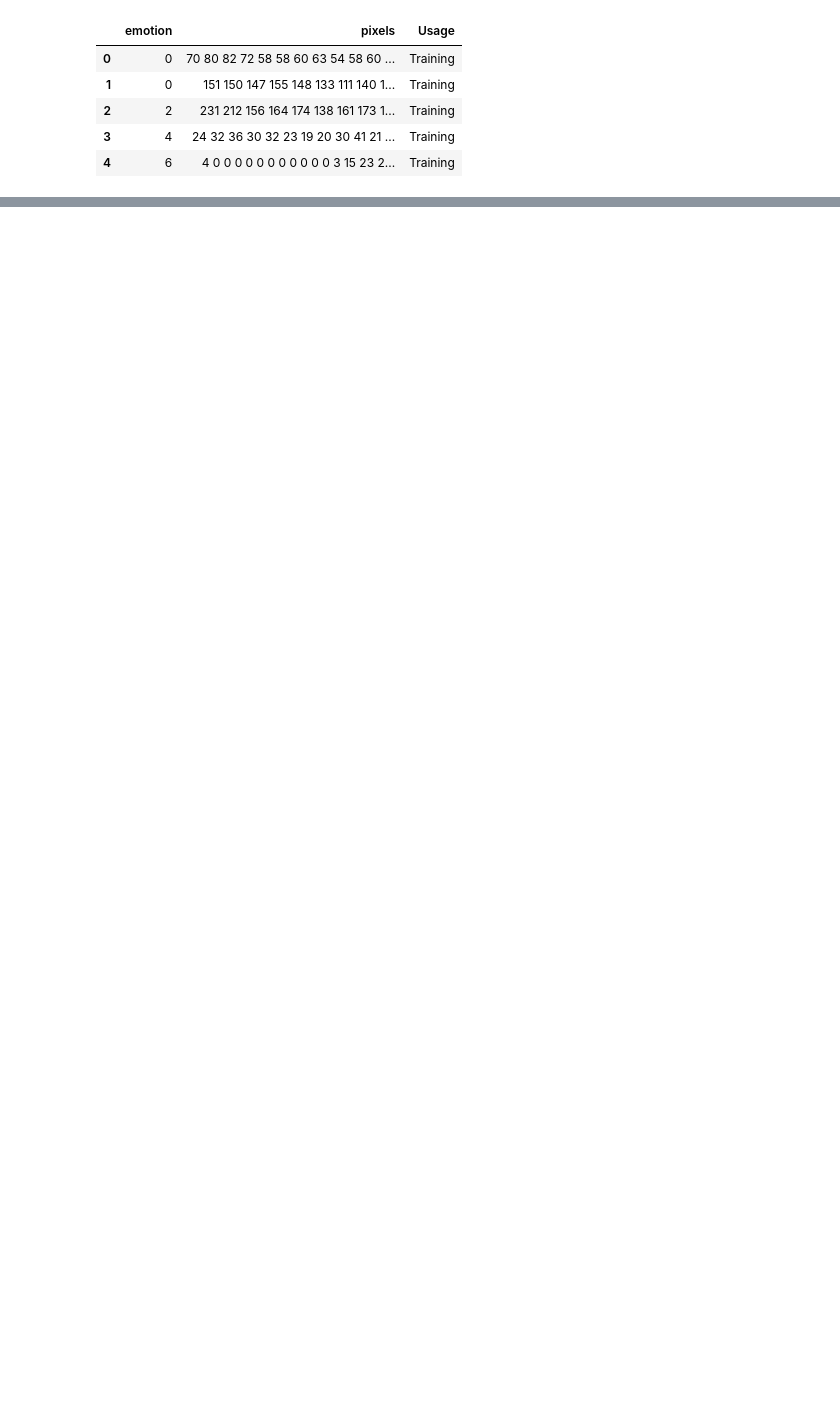
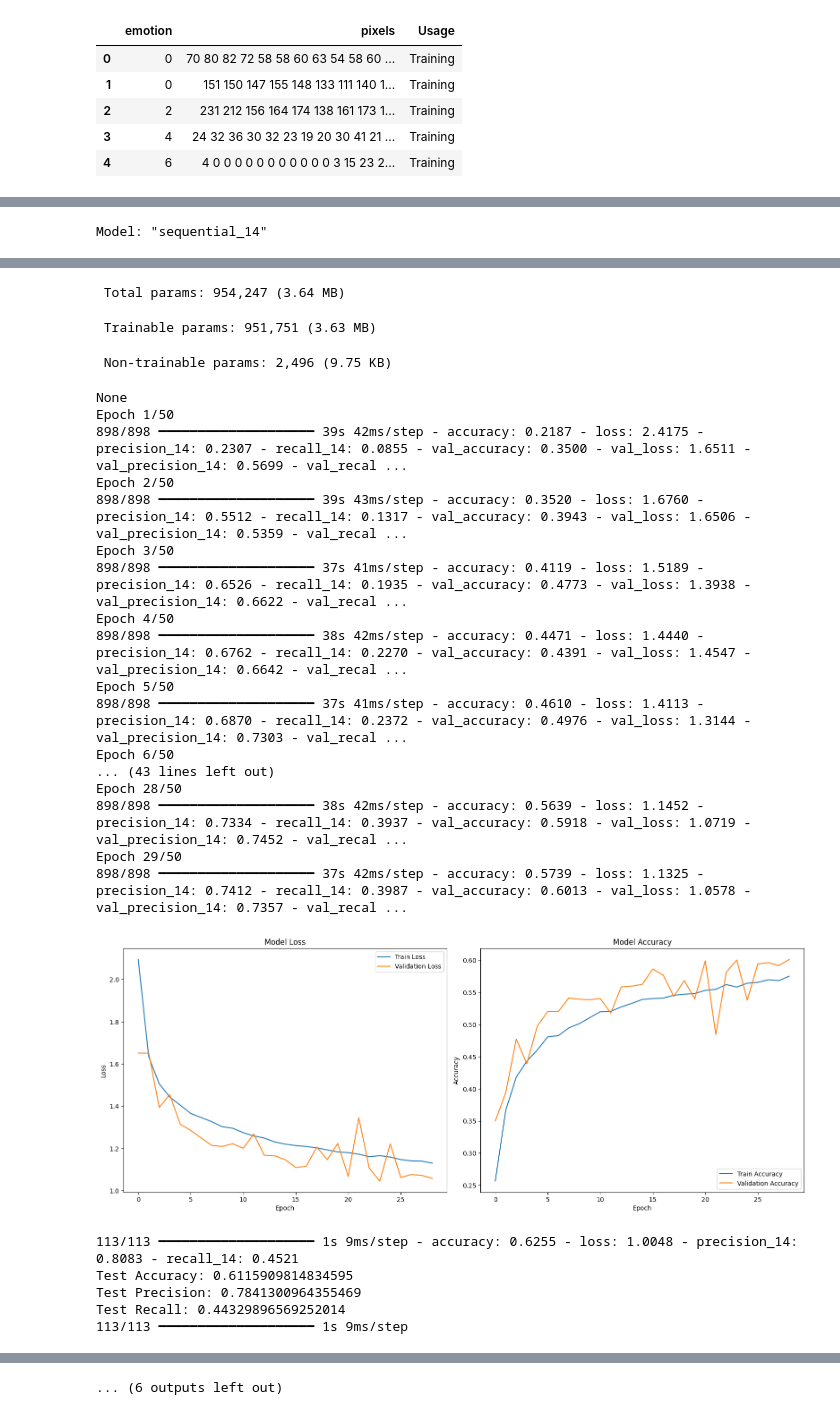
Before and after one commit to elifozkn/computer-vision-assignments, a Jupyter notebook: assignment2_CNN.ipynb, the cells around one changed output, grey strips where cells are left out. Cells and saved outputs as stored; diff of their text form; code cells hidden in the pictures; blank space fills up the shorter version.

```diff
--- a/assignment2_CNN.ipynb
+++ b/assignment2_CNN.ipynb
@@ -33,17 +85,18 @@ data.head()
 # %%
 def preprocess_data():
-  # Convert the pixel strings to numpy arrays
+
+  '''
+  convert str pixels into a 2d image array of shape (48,48)
+  split data into train,val and test
+
+  '''
   data['pixels'] = data['pixels'].apply(lambda x: np.array(x.split(), dtype='float32').reshape(48, 48, 1))
-
-  # Normalize the pixel values
   data['pixels'] = data['pixels'] / 255.0
 
-  # Split the data
   train_data = data[data['Usage'] == 'Training']
   val_data = data[data['Usage'] == 'PublicTest']
   test_data = data[data['Usage'] == 'PrivateTest']
 
-  # Prepare the data for training
   X_train = np.stack(train_data['pixels'].values)
   y_train = to_categorical(train_data['emotion'].values)
 
@@ -56,8 +109,11 @@ def preprocess_data():
   return X_train,y_train,X_val,y_val,X_test,y_test
 
 
-def augment_data(X_train,y_train):
-    # Define data augmentation for the training set
+def augment_data(X_train,y_train,batch_size=32):
+   '''
+    augments the training data by applying rotation, width-heigh shift etc.
+    finally converts the train images into a ImageGeneratorDataset instance
+   '''
    image_generator = ImageDataGenerator(
       rotation_range=10,
       width_shift_range=0.1,
@@ -65,13 +121,15 @@ def augment_data(X_train,y_train):
       horizontal_flip=True
     )
 
-   augmented_data = image_generator.flow(X_train, y_train, batch_size=32)
+   augmented_data = image_generator.flow(X_train, y_train, batch_size)
    return augmented_data
 
-
-def convert_to_image(X,y):
+def convert_to_image(X,y,batch_size=32):
+  '''
+  converts validation and test sets into ImageDataGenerator objects
+  '''
   image_generator = ImageDataGenerator()
-  image_data = image_generator.flow(X,y,batch_size = 32)
+  image_data = image_generator.flow(X,y,batch_size)
   return image_data
 # %%
 X_train,y_train,X_val,y_val,X_test,y_test = preprocess_data()
@@ -82,5 +144,10 @@ train = augment_data(X_train,y_train)
 # %%
 def create_model(l32=True, l64=True, l128=True, filter_size = 3 ,l512=False, optimizer='Adam', learning_rate=0.001, loss='categorical_crossentropy'):
+    '''
+    build the CNN model
+    the parameters allow for different architecture configurations.
+    return the compiled model
+    '''
     model = Sequential()
 
     if l32:
@@ -114,7 +181,6 @@ def create_model(l32=True, l64=True, l128=True, filter_size = 3 ,l512=False, opt
 
     model.add(Dense(7, activation='softmax'))
 
-    # Select optimizer
     if optimizer == 'Adam':
         opt = Adam(learning_rate=learning_rate)
     elif optimizer == 'SGD':
@@ -262,0 +421,4 @@ array([[0.09542089, 0.01085279, 0.06627899, ..., 0.0911557 , 0.02629368,
+# %%
+model512 = train_model_scheduler_early_callback("model512",l512=True)
+# %% [output]
+Model: "sequential_14"
@@ -262,0 +442,26 @@ array([[0.09542089, 0.01085279, 0.06627899, ..., 0.0911557 , 0.02629368,
+ Total params: 954,247 (3.64 MB)
+ Trainable params: 951,751 (3.63 MB)
+ Non-trainable params: 2,496 (9.75 KB)
+None
+Epoch 1/50
+898/898 ━━━━━━━━━━━━━━━━━━━━ 39s 42ms/step - accuracy: 0.2187 - loss: 2.4175 - precision_14: 0.2307 - recall_14: 0.0855 - val_accuracy: 0.3500 - val_loss: 1.6511 - val_precision_14: 0.5699 - val_recal ...
+Epoch 2/50
+898/898 ━━━━━━━━━━━━━━━━━━━━ 39s 43ms/step - accuracy: 0.3520 - loss: 1.6760 - precision_14: 0.5512 - recall_14: 0.1317 - val_accuracy: 0.3943 - val_loss: 1.6506 - val_precision_14: 0.5359 - val_recal ...
+Epoch 3/50
+898/898 ━━━━━━━━━━━━━━━━━━━━ 37s 41ms/step - accuracy: 0.4119 - loss: 1.5189 - precision_14: 0.6526 - recall_14: 0.1935 - val_accuracy: 0.4773 - val_loss: 1.3938 - val_precision_14: 0.6622 - val_recal ...
+Epoch 4/50
+898/898 ━━━━━━━━━━━━━━━━━━━━ 38s 42ms/step - accuracy: 0.4471 - loss: 1.4440 - precision_14: 0.6762 - recall_14: 0.2270 - val_accuracy: 0.4391 - val_loss: 1.4547 - val_precision_14: 0.6642 - val_recal ...
+Epoch 5/50
+898/898 ━━━━━━━━━━━━━━━━━━━━ 37s 41ms/step - accuracy: 0.4610 - loss: 1.4113 - precision_14: 0.6870 - recall_14: 0.2372 - val_accuracy: 0.4976 - val_loss: 1.3144 - val_precision_14: 0.7303 - val_recal ...
+Epoch 6/50
+... (43 lines left out)
+Epoch 28/50
+898/898 ━━━━━━━━━━━━━━━━━━━━ 38s 42ms/step - accuracy: 0.5639 - loss: 1.1452 - precision_14: 0.7334 - recall_14: 0.3937 - val_accuracy: 0.5918 - val_loss: 1.0719 - val_precision_14: 0.7452 - val_recal ...
+Epoch 29/50
+898/898 ━━━━━━━━━━━━━━━━━━━━ 37s 42ms/step - accuracy: 0.5739 - loss: 1.1325 - precision_14: 0.7412 - recall_14: 0.3987 - val_accuracy: 0.6013 - val_loss: 1.0578 - val_precision_14: 0.7357 - val_recal ...
+[figure, added]
+113/113 ━━━━━━━━━━━━━━━━━━━━ 1s 9ms/step - accuracy: 0.6255 - loss: 1.0048 - precision_14: 0.8083 - recall_14: 0.4521
+Test Accuracy: 0.6115909814834595
+Test Precision: 0.7841300964355469
+Test Recall: 0.44329896569252014
+113/113 ━━━━━━━━━━━━━━━━━━━━ 1s 9ms/step
@@ -262,0 +472 @@ array([[0.09542089, 0.01085279, 0.06627899, ..., 0.0911557 , 0.02629368,
+... (6 outputs left out)
```
Also changed, not shown: parts of 20 cells of this notebook.
